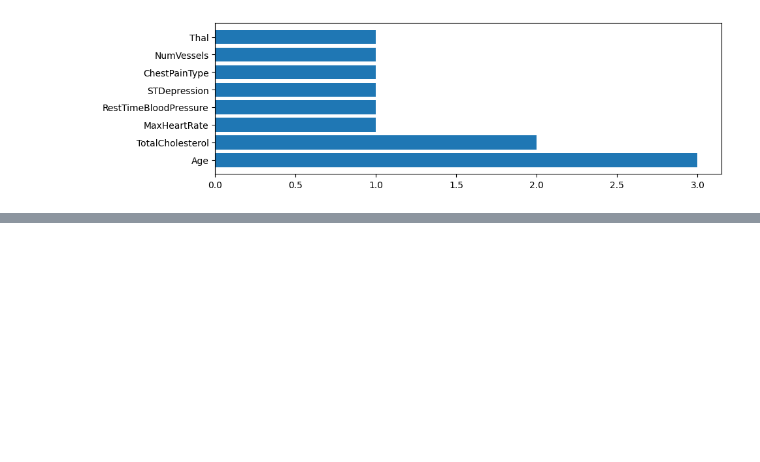
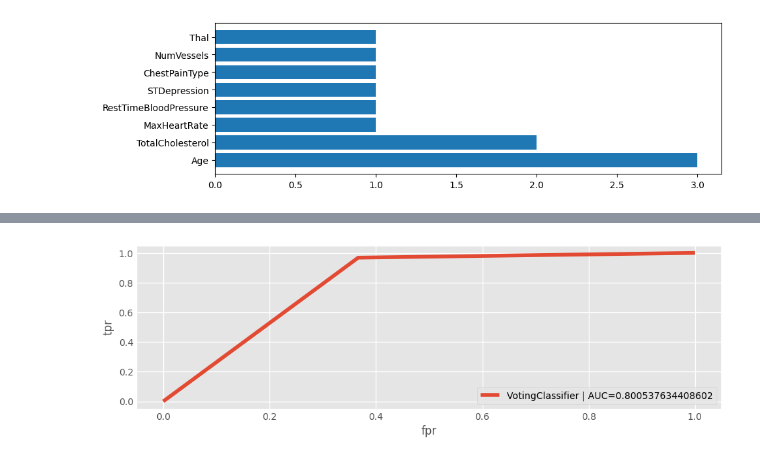
Before and after one commit to Eniark/Heart-Disease-Prediction, a Jupyter notebook: heart_disease.ipynb, the cells around one changed output, grey strips where cells are left out. Drawn from its saved outputs; the diff is of its cells as text; code cells hidden in the pictures; blank space fills up the shorter version.

```diff
--- a/heart_disease.ipynb
+++ b/heart_disease.ipynb
@@ -686,0 +702,20 @@ plt.show()
+# %%
+X_train, X_test, y_train, y_test = train_test_split(X, y, test_size=.2, random_state=1)
+
+sc = StandardScaler()
+pip = Pipeline(steps=(
+    ('sc', sc),
+    ('model', vt_soft)
+))
+pip.fit(X_train, y_train)
+y_pred = pip.predict(X_test)
+fpr, tpr, thr = roc_curve(y_test, y_pred)
+auc_size = auc(fpr, tpr)
+
+plt.plot(fpr, tpr, label=f'{type(vt_soft).__name__} | AUC={auc_size}')
+plt.xlabel('fpr')
+plt.ylabel('tpr')
+plt.legend(loc='lower right')
+plt.show()
+# %% [output]
+[figure, added]
```
Also changed, not shown: parts of 19 cells of this notebook, 1 other file.
